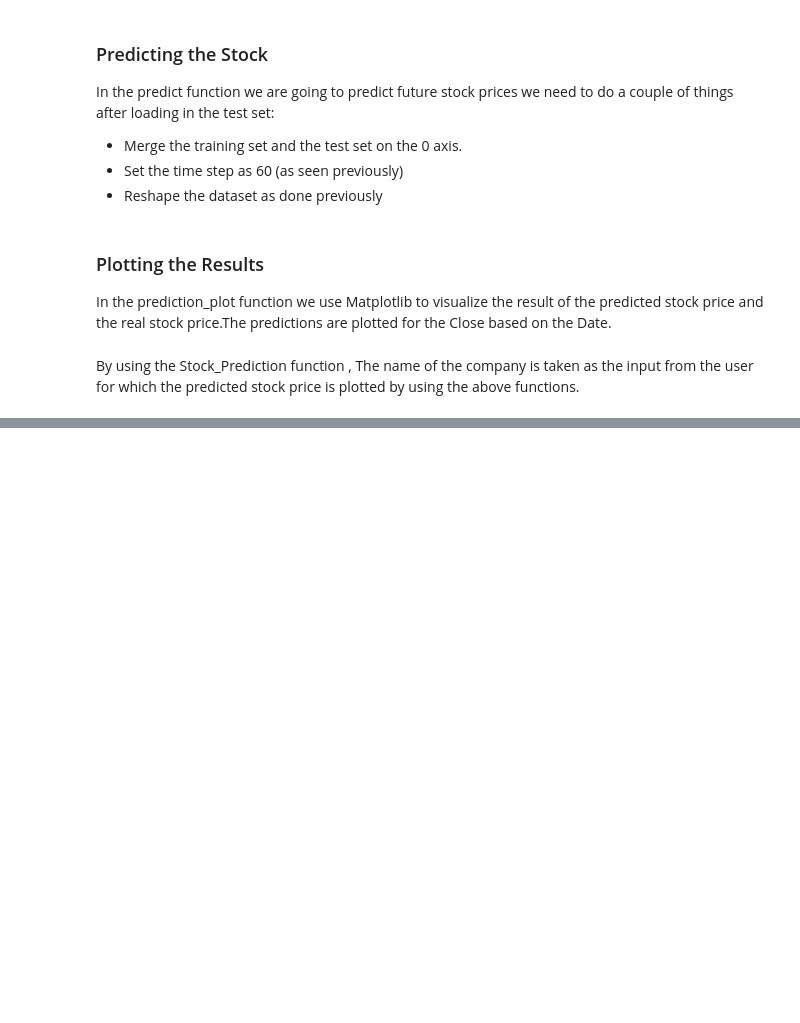
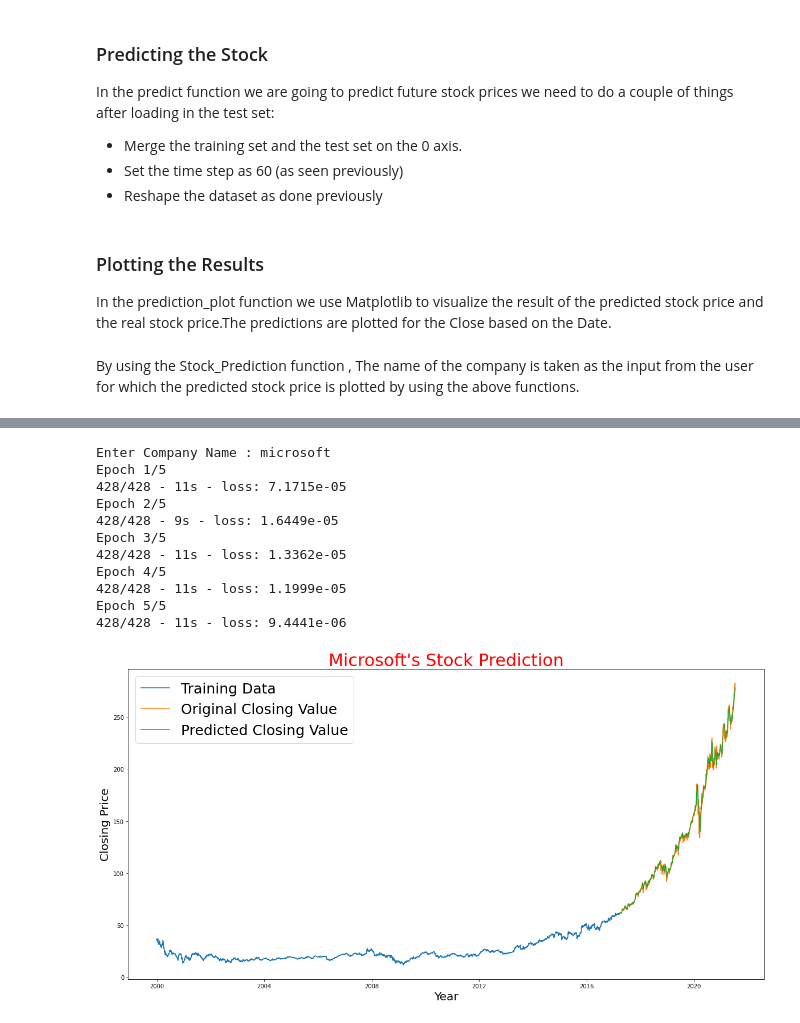
Before and after one commit to Badri-04/LSTM_Stock_Prediction, a Jupyter notebook: StockPricePrediction.ipynb, the cells around one changed output, grey strips where cells are left out. Drawn from its saved outputs; the diff is of its cells as text; code cells hidden in the pictures; blank space fills up the shorter version.

```diff
--- a/StockPricePrediction.ipynb
+++ b/StockPricePrediction.ipynb
@@ -234,0 +233,15 @@ Epoch 5/5
+# %%
+Stock_Prediction()
+# %% [output]
+Enter Company Name : microsoft
+Epoch 1/5
+428/428 - 11s - loss: 7.1715e-05
+Epoch 2/5
+428/428 - 9s - loss: 1.6449e-05
+Epoch 3/5
+428/428 - 11s - loss: 1.3362e-05
+Epoch 4/5
+428/428 - 11s - loss: 1.1999e-05
+Epoch 5/5
+428/428 - 11s - loss: 9.4441e-06
+[figure, added]
```
Also changed, not shown: parts of 3 cells of this notebook.
